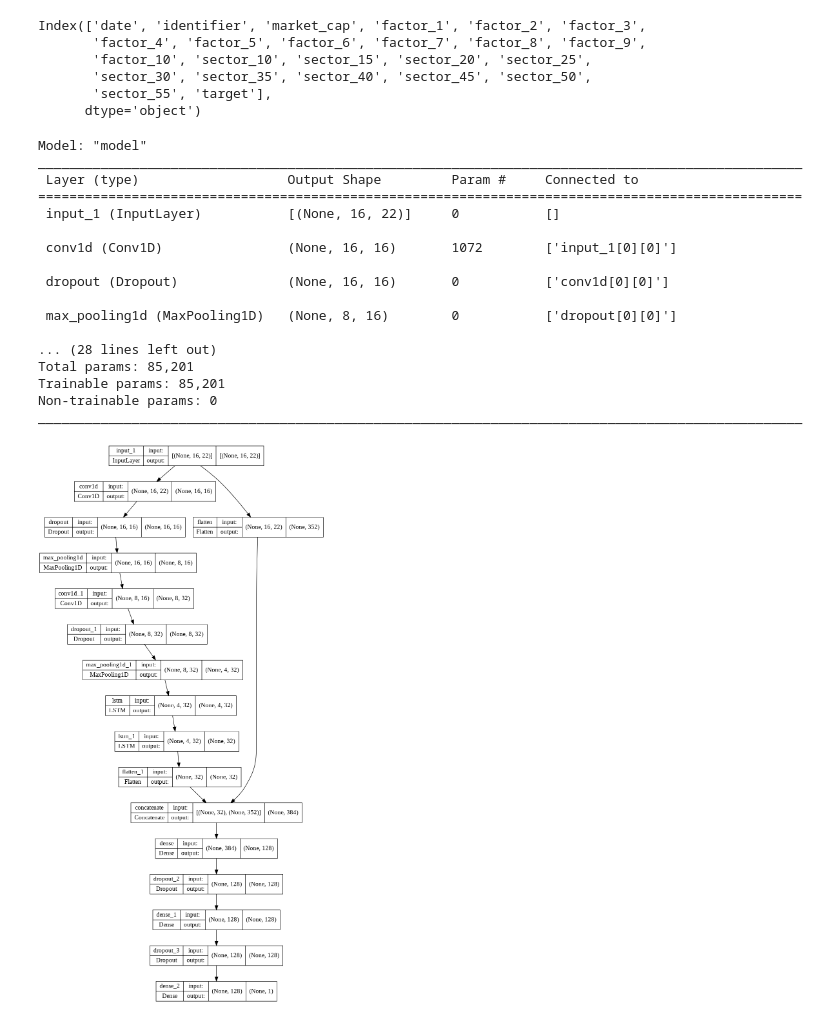
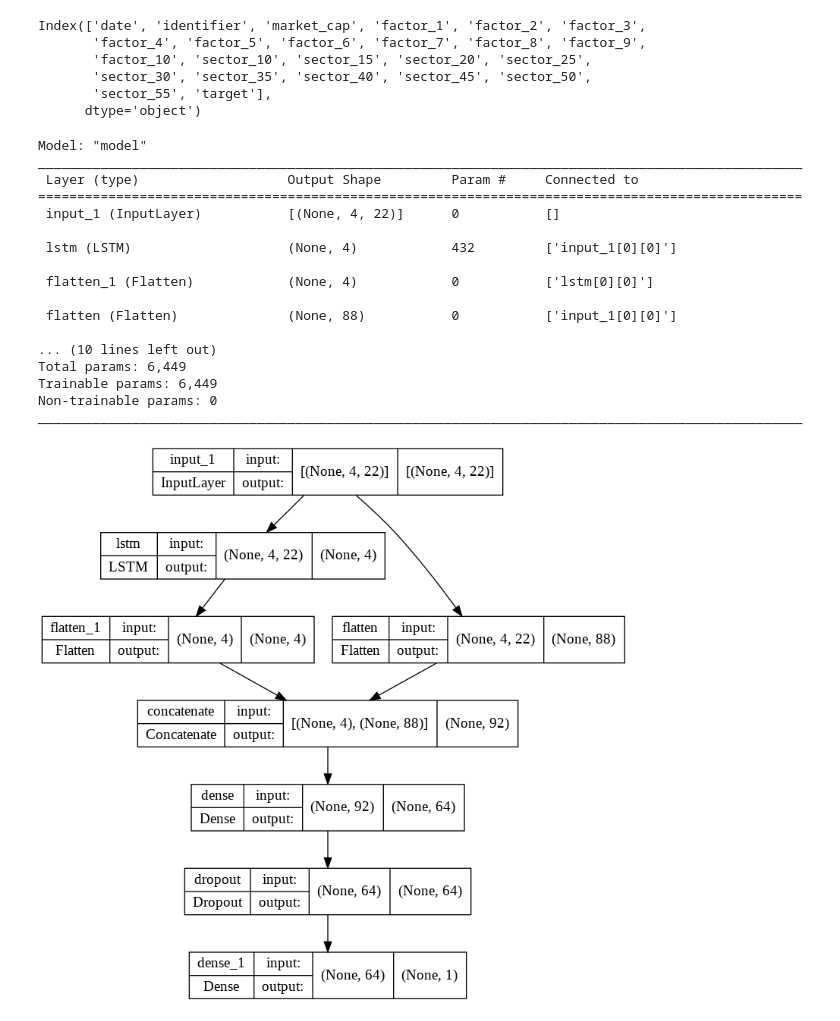
Before and after one commit to doogzultz/time_series_project, a Jupyter notebook: preprocessing_and_model_test.ipynb, the cells around one changed output. Saved outputs shown, nothing was run; the diff lists cells and outputs as text; code cells hidden in the pictures.

```diff
--- a/preprocessing_and_model_test.ipynb
+++ b/preprocessing_and_model_test.ipynb
@@ -27,7 +27,7 @@ from sklearn.metrics import mean_squared_error, mean_absolute_error
 import os
 # %%
 class g:
-  window_size = 16
+  window_size = 4
   batch_size = 16
   valid_size = .1
   test_size = .1
@@ -334,12 +333,11 @@ valid = convert_to_tensor(valid_scaled, shuffle = False)
 test = convert_to_tensor(test_scaled, shuffle = False)
 # %%
 import tensorflow.keras.backend as K
-
-def smape_loss(y_true, y_pred):
-    epsilon = 1e-4
-    #summ = K.minimum(K.abs(y_true) + K.abs(y_pred) + epsilon, 0.5 + epsilon)
-    smape = K.abs(y_pred - y_true) / (K.abs(y_true) + K.abs(y_pred) + epsilon) * 2.0
-    return smape
+def create_smape(epsilon = 1e-6, threshold = .5):
+  def smape(y_true, y_pred):
+      summ = K.maximum(K.abs(y_true) + K.abs(y_pred) + epsilon, threshold + epsilon)
+      return 100*K.abs(y_pred - y_true) / (summ* 2.0)
+  return smape
 # %%
 def conv_block(input_,filter_units,kernel_size,dr):
     x = Conv1D(filters = filter_units/2, kernel_size = kernel_size, strides = 1,
@@ -353,56 +351,56 @@ def conv_block(input_,filter_units,kernel_size,dr):
     return out
 # %%
 def lstm_block(input_,lstm_units, dr):
-    x = LSTM(lstm_units, return_sequences = True, dropout = dr)(input_)
-    out = LSTM(lstm_units, return_sequences = False, dropout = dr)(x)
+    #out = GRU(lstm_units, return_sequences = True, dropout = dr)(input_)
+    out = LSTM(lstm_units, return_sequences = False, dropout = dr)(input_)
     return(out)
 # %%
 def dense_block(input_, dense_units, dr):
     x = Dense(dense_units, kernel_initializer="he_normal", activation = 'relu')(input_)
-    x = Dropout(dr)(x)
-    x = Dense(dense_units, kernel_initializer="he_normal", activation = 'relu')(x)
+    #x = Dropout(dr)(x)
+    #x = Dense(dense_units, kernel_initializer="he_normal", activation = 'relu')(x)
     out = Dropout(dr)(x)
     return out
 # %%
 tf.keras.backend.clear_session()
 
-def create_time_model(filter_units = 32, lstm_units = 32, kernel_size = 3, dense_units = 128, dr = .2 ):
+def create_time_model(filter_units = 16, lstm_units = 4, kernel_size = 4, dense_units = 64, dr = .2 ):
 
     input_ = Input(shape=(g.window_size,22))
     y = Flatten()(input_)
-    x = conv_block(input_,filter_units, kernel_size, dr)
-    x = lstm_block(x, lstm_units, dr)
+    #x = conv_block(input_,filter_units, kernel_size, dr)
+    x = lstm_block(input_, lstm_units, 0)
     x = Flatten()(x)
     x = Concatenate(axis=-1)([x, y])
     x = dense_block(x, dense_units, dr)
     out = Dense(1)(x)
     model = Model(inputs = input_, outputs = out)
 
     return model
 
 model = create_time_model()
-model.compile(loss = 'mae', optimizer = 'adam', metrics = ['mape'])
+model.compile(loss = create_smape(), optimizer = 'adam', metrics = ['mape', create_smape(threshold = 0)])
 model.summary()
 tf.keras.utils.plot_model(model, show_shapes=True)
 # %% [output]
 Model: "model"
 __________________________________________________________________________________________________
  Layer (type)                   Output Shape         Param #     Connected to
 ==================================================================================================
- input_1 (InputLayer)           [(None, 16, 22)]     0           []
+ input_1 (InputLayer)           [(None, 4, 22)]      0           []
 
- conv1d (Conv1D)                (None, 16, 16)       1072        ['input_1[0][0]']
+ lstm (LSTM)                    (None, 4)            432         ['input_1[0][0]']
 
- dropout (Dropout)              (None, 16, 16)       0           ['conv1d[0][0]']
+ flatten_1 (Flatten)            (None, 4)            0           ['lstm[0][0]']
 
- max_pooling1d (MaxPooling1D)   (None, 8, 16)        0           ['dropout[0][0]']
+ flatten (Flatten)              (None, 88)           0           ['input_1[0][0]']
 
-... (28 lines left out)
-Total params: 85,201
-Trainable params: 85,201
+... (10 lines left out)
+Total params: 6,449
+Trainable params: 6,449
 Non-trainable params: 0
 __________________________________________________________________________________________________
-[figure, old version]
+[figure, new version]
 # %%
 early_stopping = EarlyStopping(patience = 3, restore_best_weights= True)
 history = model.fit(train, epochs = 20, validation_data = valid, callbacks = early_stopping)
```
Also changed, not shown: parts of 16 cells of this notebook.
